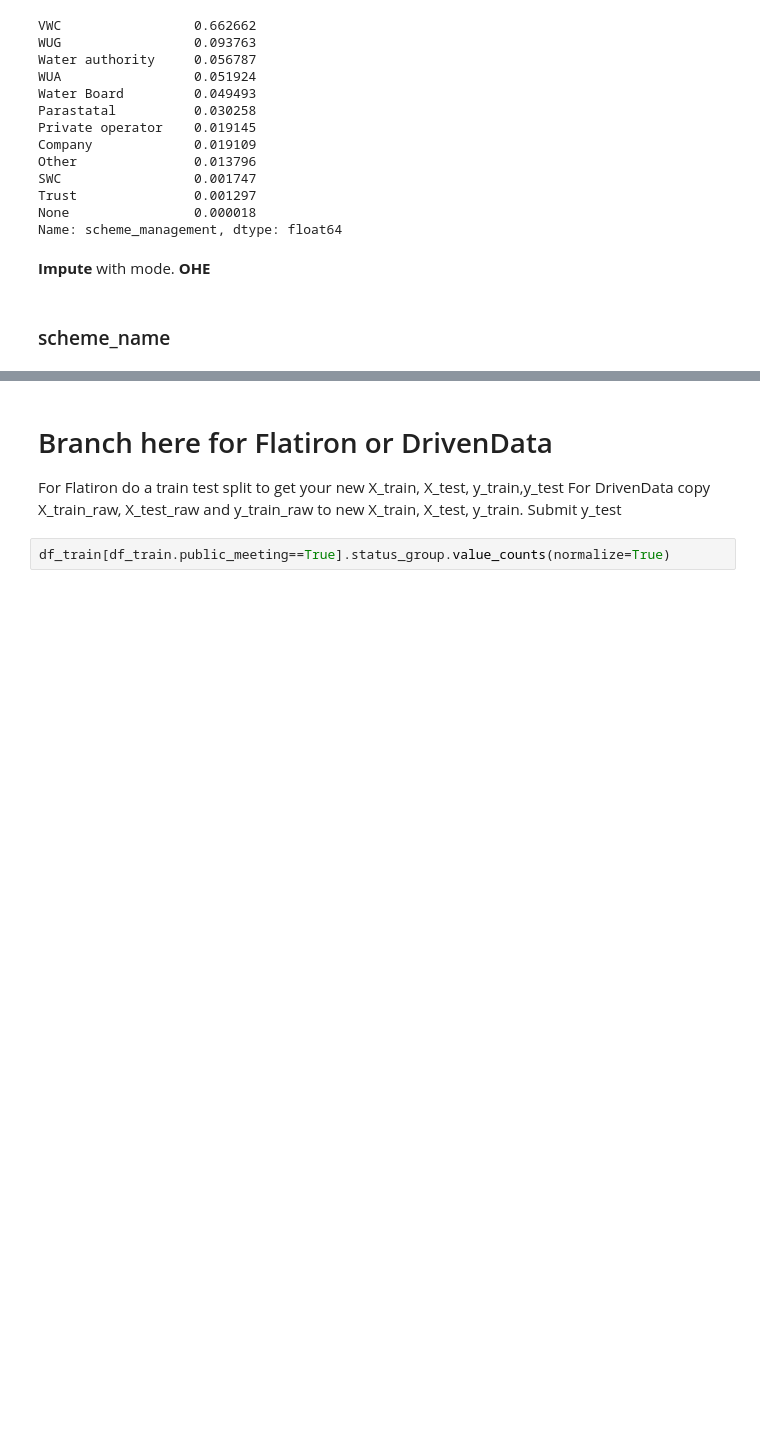
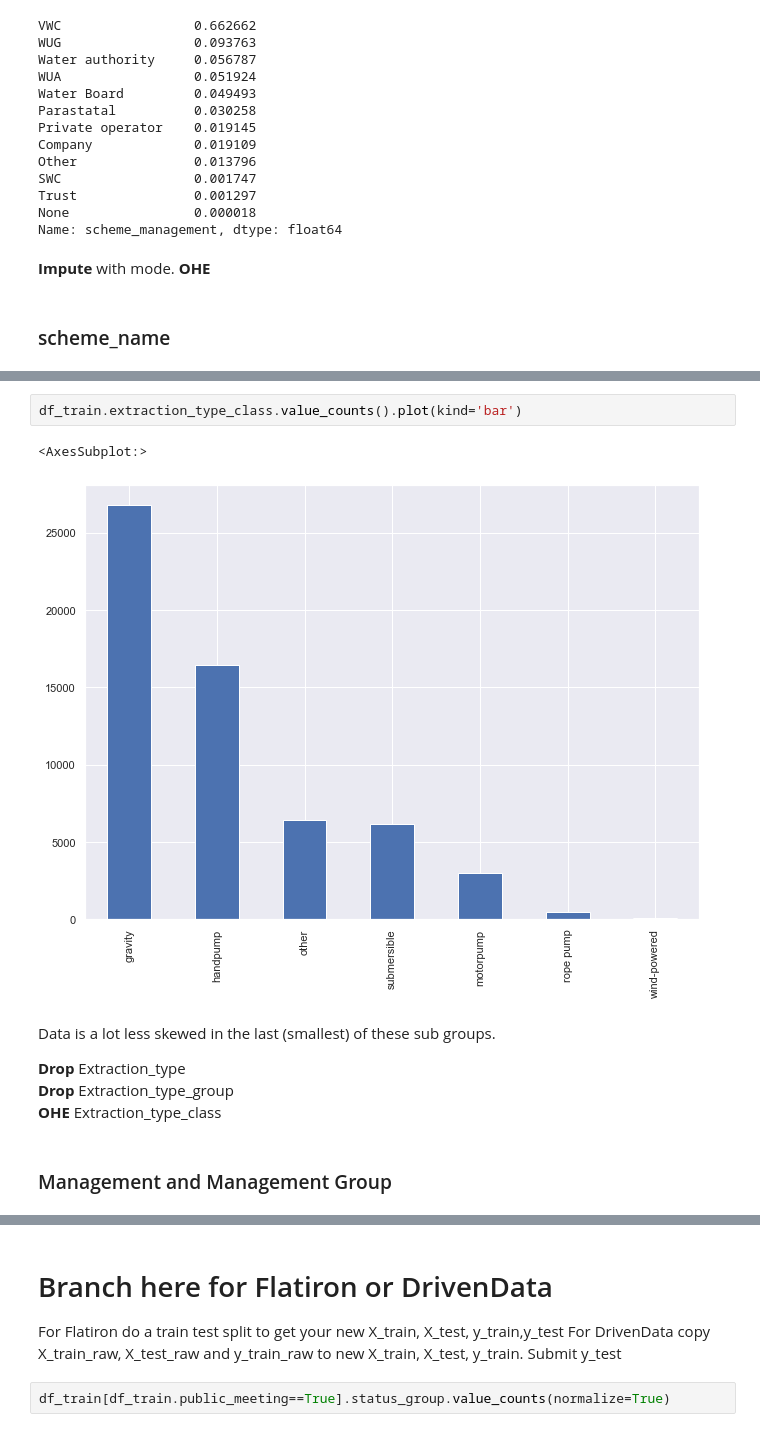
Before and after one commit to ssaeed85/dsc-ph3-TanzaniaWaterWell, a Jupyter notebook: Notebook_DrivenData.ipynb, the cells around one changed output, grey strips where cells are left out. Cells and saved outputs as stored; diff of their text form; blank space fills up the shorter version.

```diff
--- a/Notebook_DrivenData.ipynb
+++ b/Notebook_DrivenData.ipynb
@@ -510,0 +660,13 @@ Name: scheme_management, dtype: float64
+# %%
+df_train.extraction_type_class.value_counts().plot(kind='bar')
+# %% [output]
+<AxesSubplot:>
+[figure, added]
+# %% [markdown]
+Data is a lot less skewed in the last (smallest) of these sub groups.
+
+**Drop** Extraction_type\
+**Drop** Extraction_type_group\
+**OHE** Extraction_type_class
+# %% [markdown]
+### Management and Management Group
```
Also changed, not shown: parts of 53 cells of this notebook.
